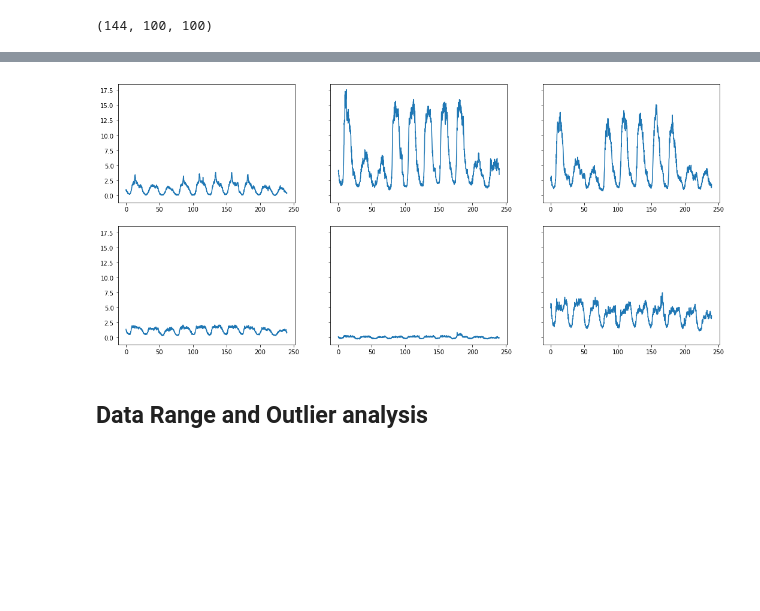
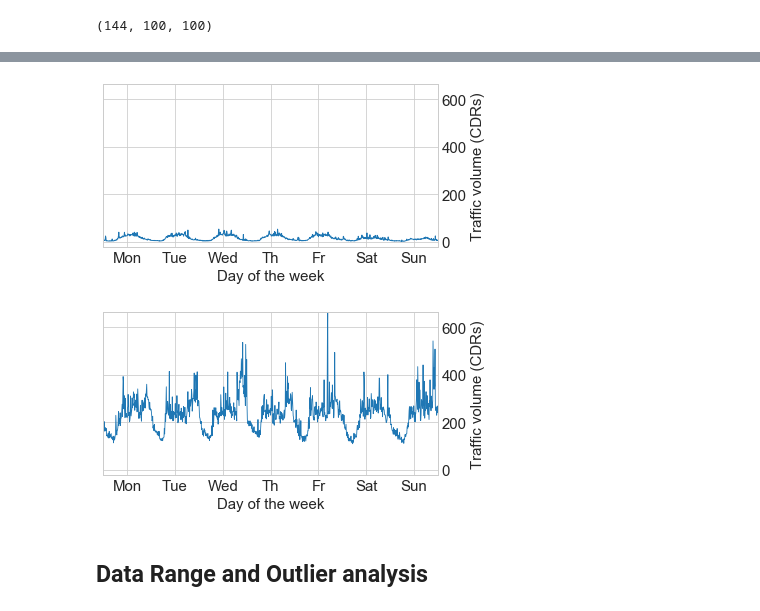
Before and after one commit to dzhv/Spatio-Temporal-mobile-traffic-forecasting, a Jupyter notebook: notebooks/data_exploration.ipynb, the cells around one changed output, grey strips where cells are left out. Saved outputs shown, nothing was run; the diff lists cells and outputs as text; code cells hidden in the pictures; blank space fills up the shorter version.

```diff
--- a/notebooks/data_exploration.ipynb
+++ b/notebooks/data_exploration.ipynb
@@ -43,9 +60,11 @@ def plot_cell(cell_data, ax=None):
                         #  24 hours,  10 minute steps
     x_grid = np.arange(0, cell_data.shape[0] / 6, 1 / 6)
 
+    plt.style.use('seaborn-whitegrid')
+
     if ax is None:
         ax = plt.axes()
-    ax.plot(x_grid, cell_data)
+    ax.plot(x_grid, cell_data, linewidth=0.85)
 # %%
 def plot_various_cells(data):
     cell_coords = [
@@ -66,7 +85,32 @@ plot_various_cells(train[:1440])
-# %%
-plot_various_cells(val[:1440])
-# %% [output]
-[figure, removed]
+# %%
+data_1 = train_raw[144*3:1008 + 144*3, 70, 25] # 7 days from Monday
+data_2 = train_raw[144*3:1008 + 144*3, 45, 45]
+
+min_y = min(data_1.min(), data_2.min()) - 25
+max_y = max(data_1.max(), data_2.max()) - 12
+# %%
+def plot_week(data, min_y, max_y, file=None):
+    plt.rcParams.update({'font.size': 15})
+    fig, axis = plt.subplots(1, 1, sharey=True, figsize=(6, 3))
+    axis.set_ylim([min_y, max_y])
+    axis.set_xlim(0, 168)
+    plot_cell(data, axis)
+    plt.xlabel("Day of the week")
+    plt.ylabel("Traffic volume (CDRs)")
+    axis.yaxis.set_label_position("right")
+    axis.yaxis.tick_right()
+    plt.xticks(range(12,157,24), ["Mon", "Tue", "Wed", "Th", "Fr", "Sat", "Sun"])
+
+    if file:
+        plt.savefig(file)
+# %%
+plot_week(data_1, min_y, max_y, file="week_low.svg")
+# %% [output]
+[figure, added]
+# %%
+plot_week(data_2, min_y, max_y, file="week_high.svg")
+# %% [output]
+[figure, added]
 # %% [markdown]
 ## Data Range and Outlier analysis
 # %%
```
Also changed, not shown: parts of 17 cells of this notebook, 4 other files.
